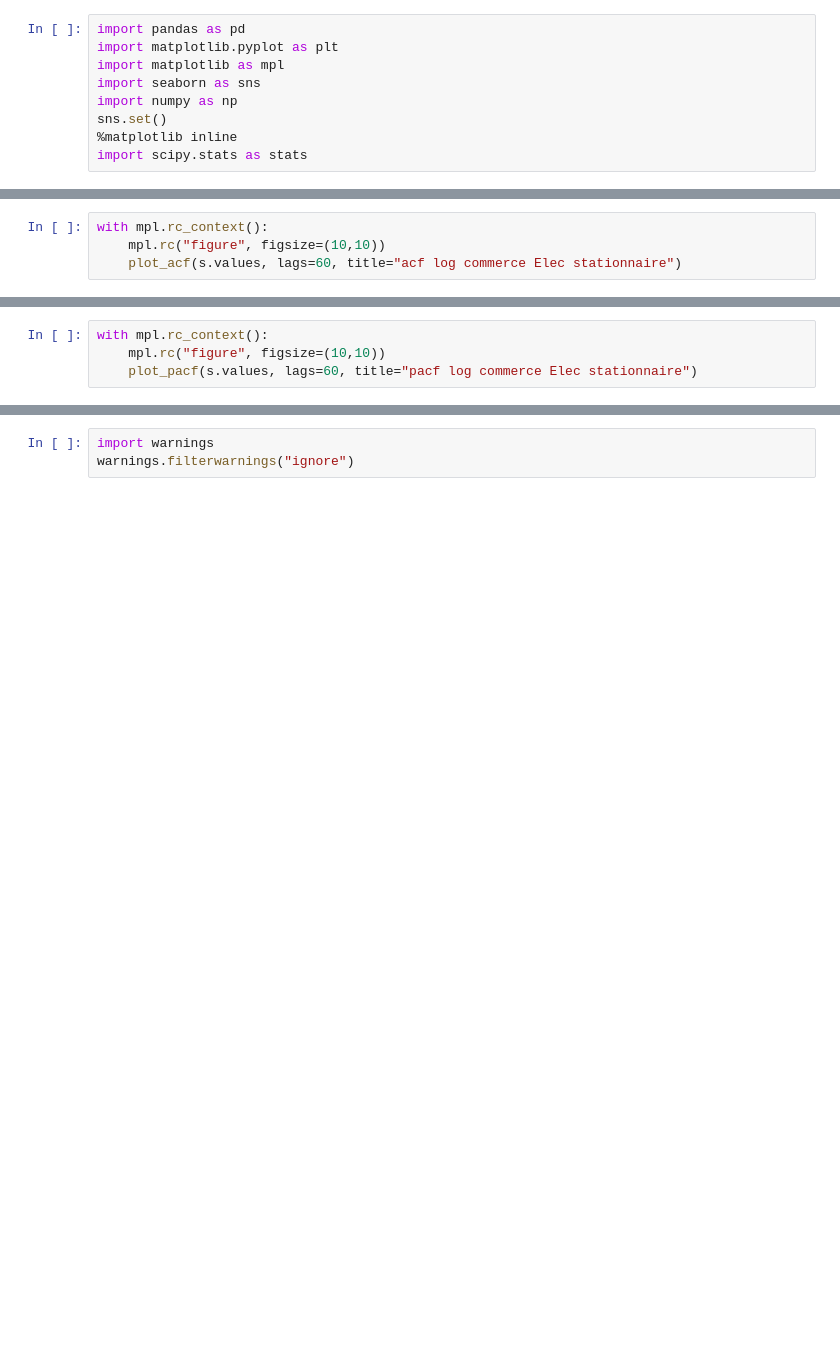
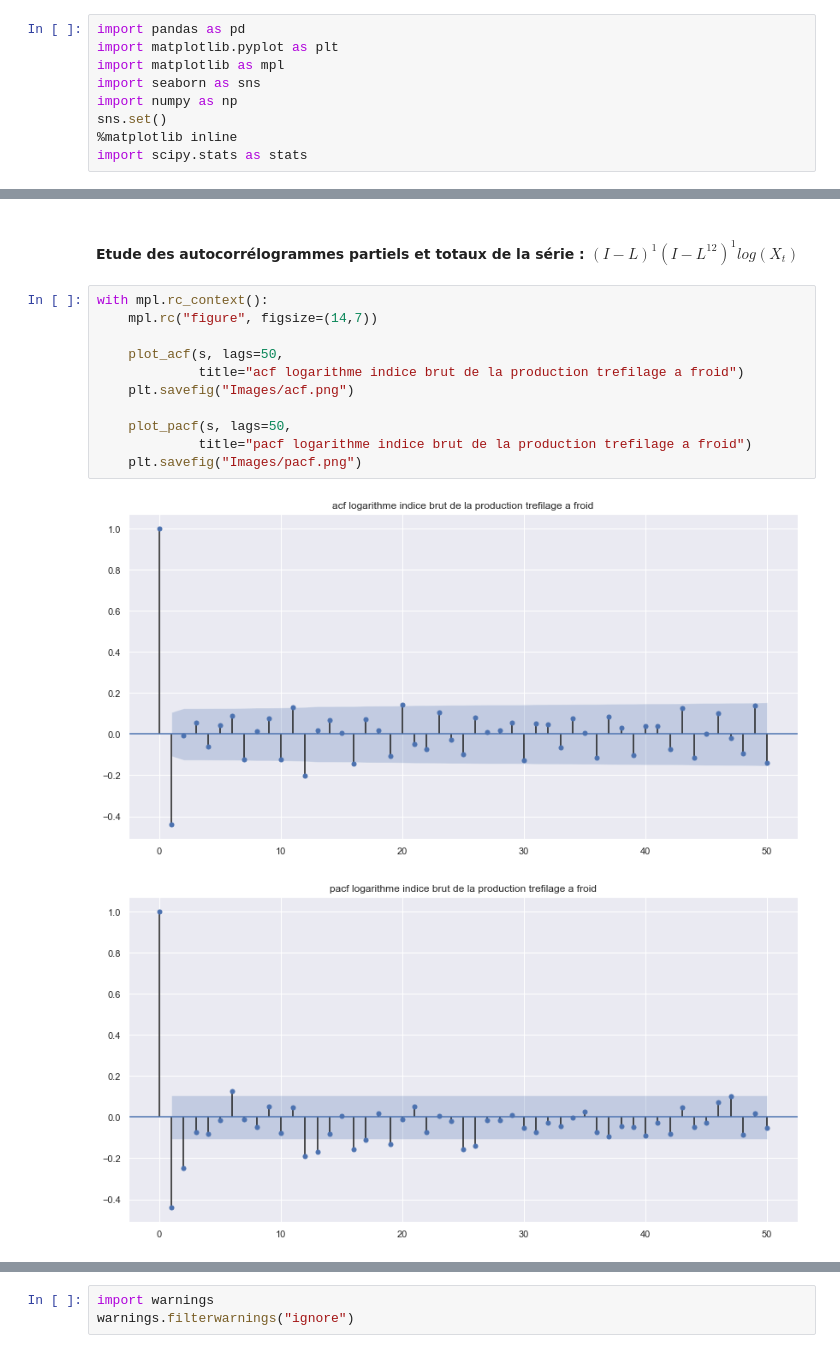
Before and after one commit to DimSum2k20/TimeSeries, a Jupyter notebook: partie2_modeles_arima_sarima.ipynb, the cells around one changed output, grey strips where cells are left out. Cells and saved outputs as stored; diff of their text form; blank space fills up the shorter version.

```diff
--- a/partie2_modeles_arima_sarima.ipynb
+++ b/partie2_modeles_arima_sarima.ipynb
@@ -37,4 +57,0 @@ from statsmodels.tsa.arima_model import ARIMA
-# %%
-with mpl.rc_context():
-    mpl.rc("figure", figsize=(10,10))
-    plot_acf(s.values, lags=60, title="acf log commerce Elec stationnaire")
@@ -43,4 +57,0 @@ Ordre maximum $q^*$ que l'on va considérer sera $q=4$
-# %%
-with mpl.rc_context():
-    mpl.rc("figure", figsize=(10,10))
-    plot_pacf(s.values, lags=60, title="pacf log commerce Elec stationnaire")
@@ -50,0 +58,16 @@ Ordre maximum $p^*$ que l'on va considérer sera p=7 même si des auotocorrélat
+# %% [markdown]
+#### Etude des autocorrélogrammes partiels et totaux de la série : $(I-L)^{1}(I-L^{12})^{1}log(X_t)$
+# %%
+with mpl.rc_context():
+    mpl.rc("figure", figsize=(14,7))
+
+    plot_acf(s, lags=50,
+             title="acf logarithme indice brut de la production trefilage a froid")
+    plt.savefig("Images/acf.png")
+
+    plot_pacf(s, lags=50,
+             title="pacf logarithme indice brut de la production trefilage a froid")
+    plt.savefig("Images/pacf.png")
+# %% [output]
+[figure, added]
+[figure, added]
```
Also changed, not shown: parts of 33 cells of this notebook.
